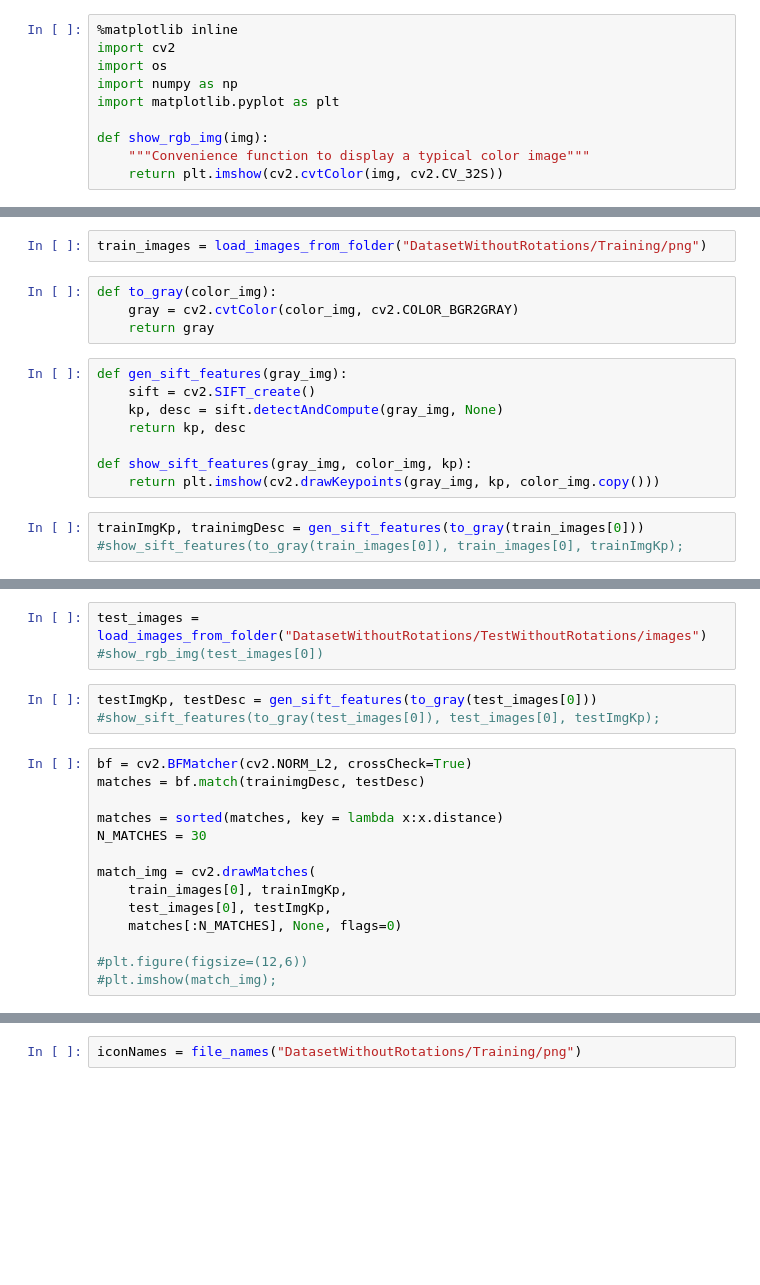
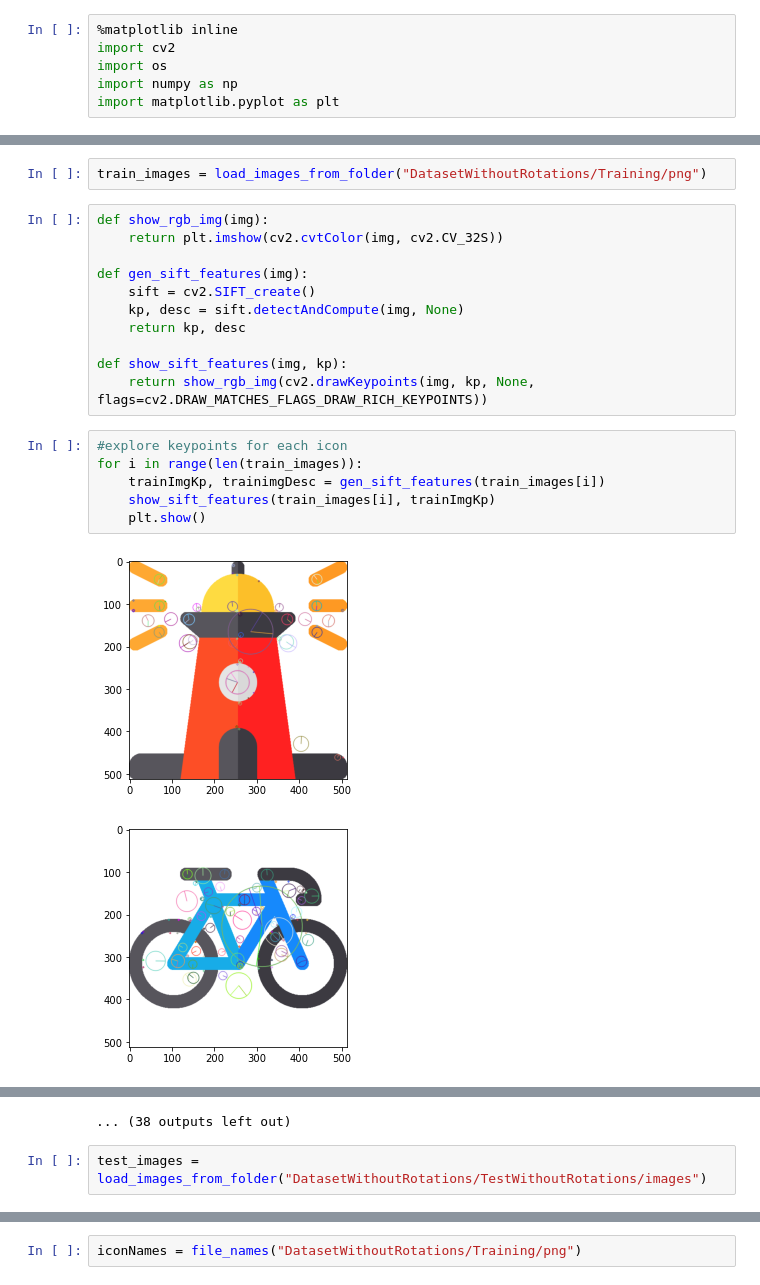
Before and after one commit to callumb212/computervisioncw, a Jupyter notebook: task3.1.ipynb, the cells around one changed output, grey strips where cells are left out. Saved outputs shown, nothing was run; the diff lists cells and outputs as text; blank space fills up the shorter version.

```diff
--- a/task3.1.ipynb
+++ b/task3.1.ipynb
@@ -6,10 +4,6 @@ import cv2
 import os
 import numpy as np
 import matplotlib.pyplot as plt
-
-def show_rgb_img(img):
-    """Convenience function to display a typical color image"""
-    return plt.imshow(cv2.cvtColor(img, cv2.CV_32S))
 # %%
 def load_images_from_folder(folder):
     images = []
@@ -26,18 +21,23 @@ def file_names(folder):
     return names
 # %%
 train_images = load_images_from_folder("DatasetWithoutRotations/Training/png")
-# %%
-def to_gray(color_img):
-    gray = cv2.cvtColor(color_img, cv2.COLOR_BGR2GRAY)
-    return gray
 # %%
-def gen_sift_features(gray_img):
+def show_rgb_img(img):
+    return plt.imshow(cv2.cvtColor(img, cv2.CV_32S))
+
+def gen_sift_features(img):
     sift = cv2.SIFT_create()
-    kp, desc = sift.detectAndCompute(gray_img, None)
+    kp, desc = sift.detectAndCompute(img, None)
     return kp, desc
 
-def show_sift_features(gray_img, color_img, kp):
-    return plt.imshow(cv2.drawKeypoints(gray_img, kp, color_img.copy()))
+def show_sift_features(img, kp):
+    return show_rgb_img(cv2.drawKeypoints(img, kp, None, flags=cv2.DRAW_MATCHES_FLAGS_DRAW_RICH_KEYPOINTS))
-# %%
-trainImgKp, trainimgDesc = gen_sift_features(to_gray(train_images[0]))
-#show_sift_features(to_gray(train_images[0]), train_images[0], trainImgKp);
+# %%
+#explore keypoints for each icon
+for i in range(len(train_images)):
+    trainImgKp, trainimgDesc = gen_sift_features(train_images[i])
+    show_sift_features(train_images[i], trainImgKp)
+    plt.show()
+# %% [output]
+[figure, added]
+[figure, added]
@@ -44,20 +54,3 @@ trainImgKp, trainimgDesc = gen_sift_features(to_gray(train_images[0]))
+... (38 outputs left out)
 # %%
 test_images = load_images_from_folder("DatasetWithoutRotations/TestWithoutRotations/images")
-#show_rgb_img(test_images[0])
-# %%
-testImgKp, testDesc = gen_sift_features(to_gray(test_images[0]))
-#show_sift_features(to_gray(test_images[0]), test_images[0], testImgKp);
-# %%
-bf = cv2.BFMatcher(cv2.NORM_L2, crossCheck=True)
-matches = bf.match(trainimgDesc, testDesc)
-
-matches = sorted(matches, key = lambda x:x.distance)
-N_MATCHES = 30
-
-match_img = cv2.drawMatches(
-    train_images[0], trainImgKp,
-    test_images[0], testImgKp,
-    matches[:N_MATCHES], None, flags=0)
-
-#plt.figure(figsize=(12,6))
-#plt.imshow(match_img);
```
Also changed, not shown: parts of 22 cells of this notebook.
